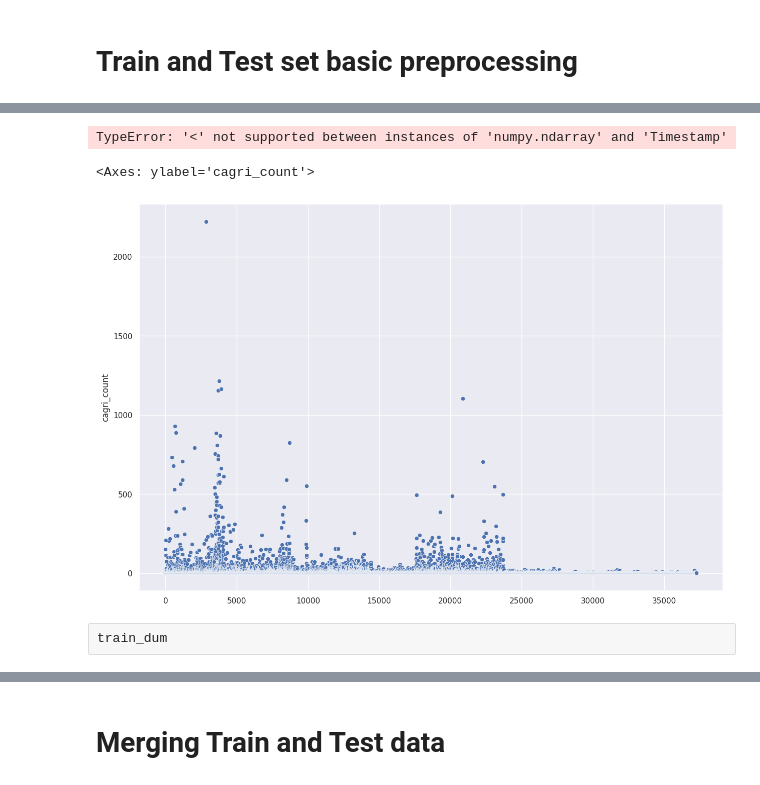
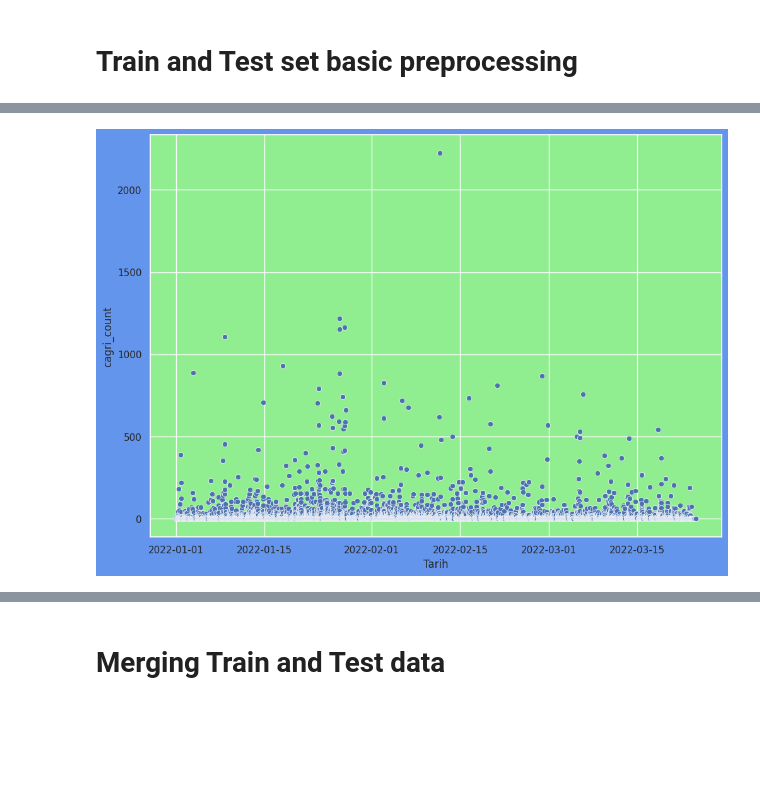
Before and after one commit to arukemre/Gediz-Elektrik-POWER-OUTAGE, a Jupyter notebook: gediz_elektrik.ipynb, the cells around one changed output, grey strips where cells are left out. Cells and saved outputs as stored; diff of their text form; code cells hidden in the pictures; blank space fills up the shorter version.

```diff
--- a/gediz_elektrik.ipynb
+++ b/gediz_elektrik.ipynb
@@ -208,8 +208,8 @@ def timeseries_features(df, label=None):
     df['dayofweek'] = df['datetime'].dt.dayofweek
     df['quarter'] = df['datetime'].dt.quarter
     df['month'] = df['datetime'].dt.month
-    df['year'] = df['datetime'].dt.year
-    df['dayofyear'] = df['datetime'].dt.dayofyear
+    # df['year'] = df['datetime'].dt.year
+    # df['dayofyear'] = df['datetime'].dt.dayofyear
     df['dayofmonth'] = df['datetime'].dt.day
     # df['weekofyear'] = df['datetime'].dt.weekofyear
     df['weekday']=df['datetime'].dt.weekday
@@ -218,7 +218,7 @@ def timeseries_features(df, label=None):
     df['quarter']=df.month.map(lambda x : '1_çeyrek' if x in ([1,2,3]) else ( '2_çeyrek' if x in ([4,5,6]) else( '3_çeyrek' if x in ([7,8,9]) else '4_çeyrek') ))
     df['season']=df.month.map(lambda x : 'kış' if x in ([12,1,2]) else ( 'ilkbahar' if x in ([3,4,5]) else( 'yaz' if x in ([6,7,8]) else 'sonbahar') ))
     df['weekend']=df.dayofmonth.map(lambda x:  'hafta_içi' if x<5 else 'hafta_sonu')
-    df['working_hours']=df.hour.map(lambda x: 'work_hour' if (x<7) & (x>19) else 'not_work_hour' )
+    # df['working_hours']=df.hour.map(lambda x: 'work_hour' if (x<7) & (x>19) else 'not_work_hour' )
     df['label_hour']=df.hour.map(lambda x : '1' if x>22 & x<24 else ('2' if x>0 & x<6 else ('3' if x>5 & x<10 else ('4' if x>9 & x<13  else ('5' if x>12 & x<17 else('6' if x>16 & x<21 else '7'))) )))
     df['prime_time']=df.hour.map(lambda x: 'prime' if (x>19) & (x<22) else 'not_prime' )
     df=df.drop('datetime',axis=1)
@@ -228,10 +228,28 @@ def cat_target_encode(train_temp,test_temp,target,cat_cols,encode_type='mean'):
     if type(cat_cols)==str:
         cat_cols=[cat_cols]
     dum_temp=train_temp.groupby(cat_cols).agg({target:encode_type}).reset_index().rename(columns={target:str("_".join(cat_cols))+'_te'})
-    train_temp=train_temp.merge(dum_temp,on=cat_cols,how='left')
-    test_temp=test_temp.merge(dum_temp,on=cat_cols,how='left')
+    train_temp=train_temp.merge(dum_temp,on=cat_cols,how='left').set_index(train_temp.index)
+    test_temp=test_temp.merge(dum_temp,on=cat_cols,how='left').set_index(test_temp.index)
 
     return train_temp,test_temp
+
+def label_data(feature,data,le_fit=None):
+    if type(feature)==str:
+        feature=[feature]
+    for col in feature:
+        le=LabelEncoder()
+        le_fit.update({col:le.fit(data[col])})
+        data[col]=le.transform(data[col])
+    return data[feature],le_fit
+
+def cat_feature_count(df_temp,obj_cols,fig_size):
+    for col in obj_cols:
+        sns.set(rc={'figure.figsize':fig_size,'axes.facecolor':'lightgreen', 'figure.facecolor':'cornflowerblue'})
+        g=sns.countplot(y=df_temp[col],order = df_temp[col].value_counts().index)
+        g.set_xticklabels(g.get_xticklabels(), rotation=90);
+        for label in g.containers:
+            g.bar_label(label,padding=10, fontsize=10)
+        plt.show()
 # %%
 train=pd.read_csv('data/train.csv')
 test=pd.read_csv('data/test.csv')
@@ -241,3 +259,11 @@ train.drop('kod_no',axis=1,inplace=True)
 test=data_preprocessing(test,drop_cols)
 train=timeseries_features(train.set_index('Tarih'))
 test=timeseries_features(test.set_index('Tarih'))
+train=train.sort_index()
+test=test.sort_index()
+
+diff=train.sona_erme_tarihi_ve_zamani-train.baslama_tarihi_ve_zamani
+train['ariza_suresi']=diff.dt.total_seconds()/3600
+
+diff=test.sona_erme_tarihi_ve_zamani-test.baslama_tarihi_ve_zamani
+test['ariza_suresi']=diff.dt.total_seconds()/3600
@@ -262,8 +271,8 @@ train
 obj_cols=[ 'il', 'ilce', 'sebeke_unsuru',
    'kesinti_nedenine_iliskin_aciklama', 'kaynaga_gore', 'sureye_gore',
    'sebebe_gore','il_ilce','dayofweek', 'quarter',
-   'month', 'year', 'dayofyear', 'dayofmonth', 'weekday', 'wntr_month',
-   'month_label', 'season', 'weekend', 'working_hours', 'label_hour',
+   'month', 'dayofmonth', 'weekday', 'wntr_month','hour',
+   'month_label', 'season', 'weekend', 'label_hour',
    'prime_time']
 train[obj_cols]=train[obj_cols].astype(object)
 time_cols=['baslama_tarihi_ve_zamani','sona_erme_tarihi_ve_zamani']
@@ -310,0 +320,6 @@ test shape: (16751, 39)
+# %%
+train=train[:'2022-03-24 07:00:00']
+sns.set(rc={'figure.figsize':(11.7,8.27),'axes.facecolor':'lightgreen', 'figure.facecolor':'cornflowerblue'})
+sns.scatterplot(train.cagri_count);
+# %% [output]
+[figure, added]
@@ -319,13 +349,0 @@ train,test=cat_target_encode(train,test,'cagri_count',[ 'weekend', 'working_hour
-# %%
-train.iloc[train.index<pd.to_datetime('2022-03-24 07:00:00')]
-# %% [output]
-TypeError: '<' not supported between instances of 'numpy.ndarray' and 'Timestamp'
-# %%
-#Target values distribution
-sns.set(rc={'figure.figsize':(15,10)})
-sns.scatterplot(x='Tarih',y='cagri_count',data=train[train.Tarih<'2022-03-24 07:00:00')
-# %% [output]
-<Axes: ylabel='cagri_count'>
-[figure, removed]
-# %% [raw]
-train_dum
```
Also changed, not shown: parts of 22 cells of this notebook, 7 other files.
